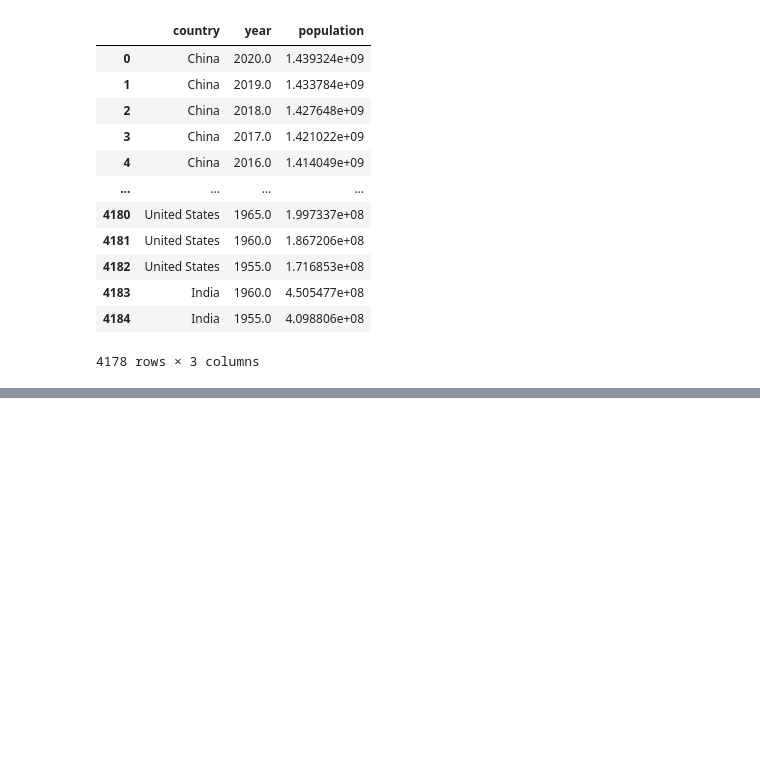
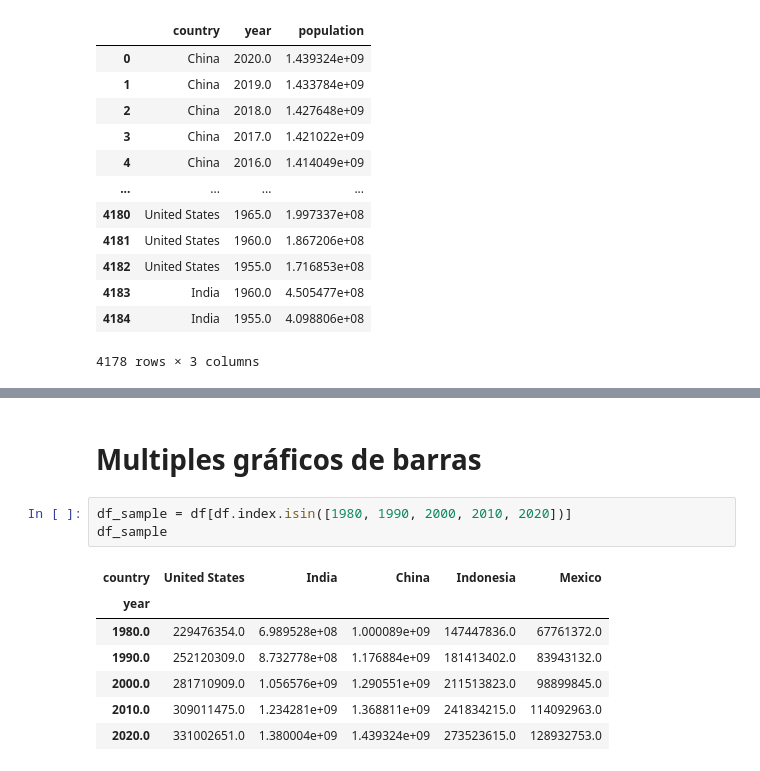
Before and after one commit to luciogutierrez/iron-hack, a Jupyter notebook: 4-module/world-population.ipynb, the cells around one changed output, grey strips where cells are left out. Cells and saved outputs as stored; diff of their text form; blank space fills up the shorter version.

```diff
--- a/4-module/world-population.ipynb
+++ b/4-module/world-population.ipynb
@@ -66,0 +91,13 @@ df
+# %% [markdown]
+# Multiples gráficos de barras
+# %%
+df_sample = df[df.index.isin([1980, 1990, 2000, 2010, 2020])]
+df_sample
+# %% [output]
+| country | United States | India | China | Indonesia | Mexico |
+| year |  |  |  |  |  |
+| 1980.0 | 229476354.0 | 6.989528e+08 | 1.000089e+09 | 147447836.0 | 67761372.0 |
+| 1990.0 | 252120309.0 | 8.732778e+08 | 1.176884e+09 | 181413402.0 | 83943132.0 |
+| 2000.0 | 281710909.0 | 1.056576e+09 | 1.290551e+09 | 211513823.0 | 98899845.0 |
+| 2010.0 | 309011475.0 | 1.234281e+09 | 1.368811e+09 | 241834215.0 | 114092963.0 |
+| 2020.0 | 331002651.0 | 1.380004e+09 | 1.439324e+09 | 273523615.0 | 128932753.0 |
```
Also changed, not shown: parts of 18 cells of this notebook, 2 other files.
